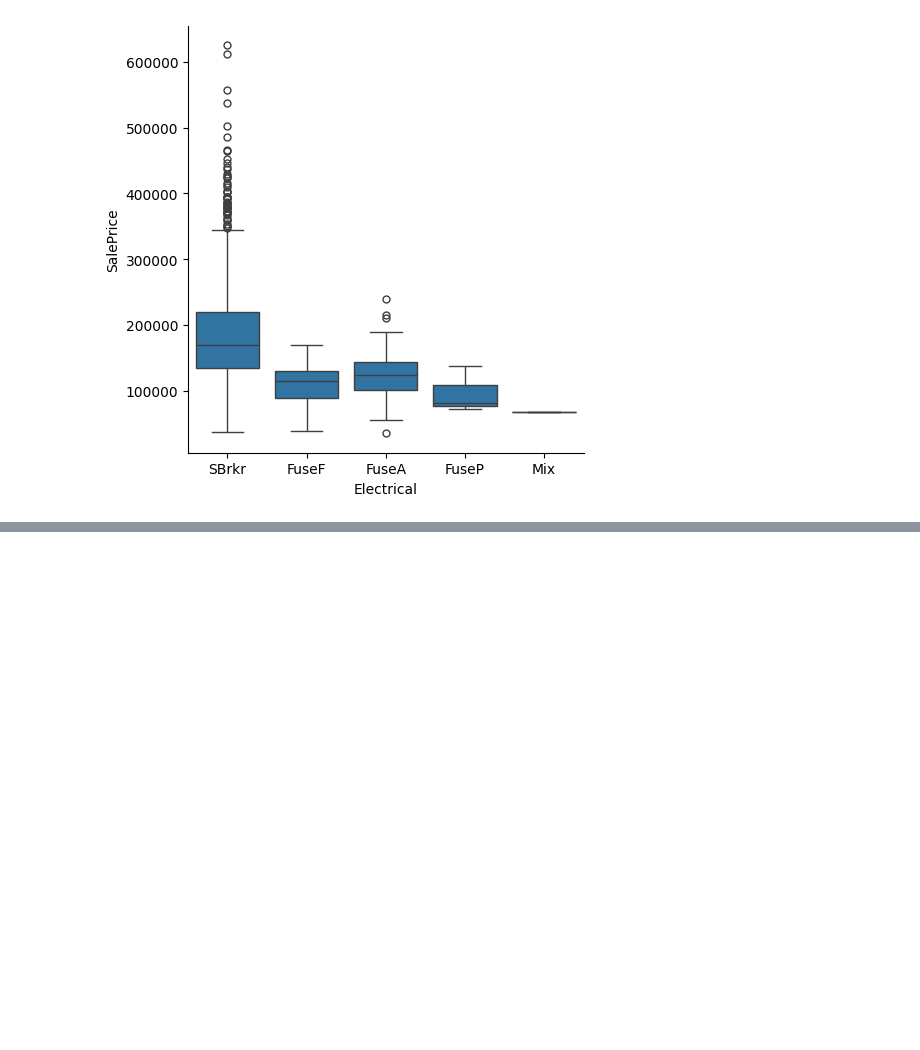
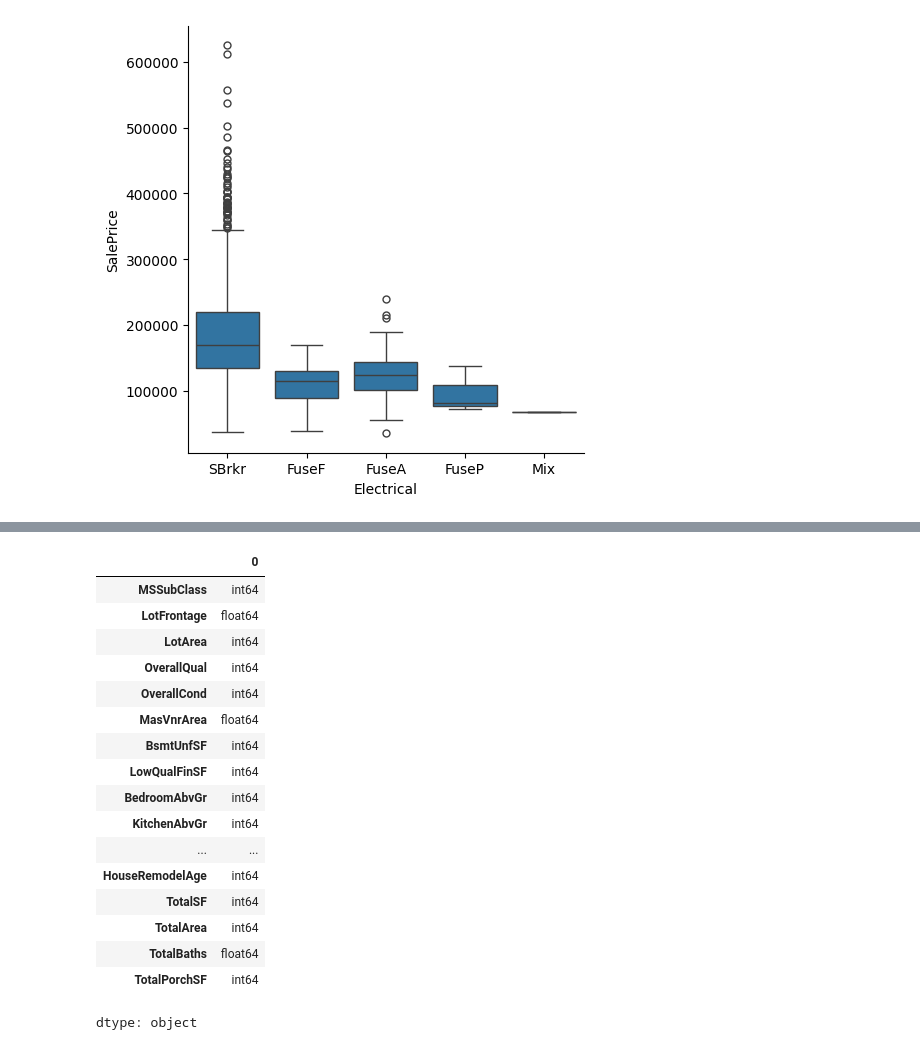
Before and after one commit to raviit244/Kaggle-HousingPrices, a Jupyter notebook: housing_pred.ipynb, the cells around one changed output, grey strips where cells are left out. Saved outputs shown, nothing was run; the diff lists cells and outputs as text; code cells hidden in the pictures; blank space fills up the shorter version.

```diff
--- a/housing_pred.ipynb
+++ b/housing_pred.ipynb
@@ -775,0 +819,21 @@ sns.heatmap(correlation_matrix, annot=True, cmap='coolwarm', fmt='.2f')
+# %%
+train_df.dtypes[train_df.dtypes!='object']
+# %% [output]
+|  | 0 |
+| MSSubClass | int64 |
+| LotFrontage | float64 |
+| LotArea | int64 |
+| OverallQual | int64 |
+| OverallCond | int64 |
+| MasVnrArea | float64 |
+| BsmtUnfSF | int64 |
+| LowQualFinSF | int64 |
+| BedroomAbvGr | int64 |
+| KitchenAbvGr | int64 |
+| ... | ... |
+| HouseRemodelAge | int64 |
+| TotalSF | int64 |
+| TotalArea | int64 |
+| TotalBaths | float64 |
+| TotalPorchSF | int64 |
+dtype: object
```
Also changed, not shown: parts of 21 cells of this notebook.
